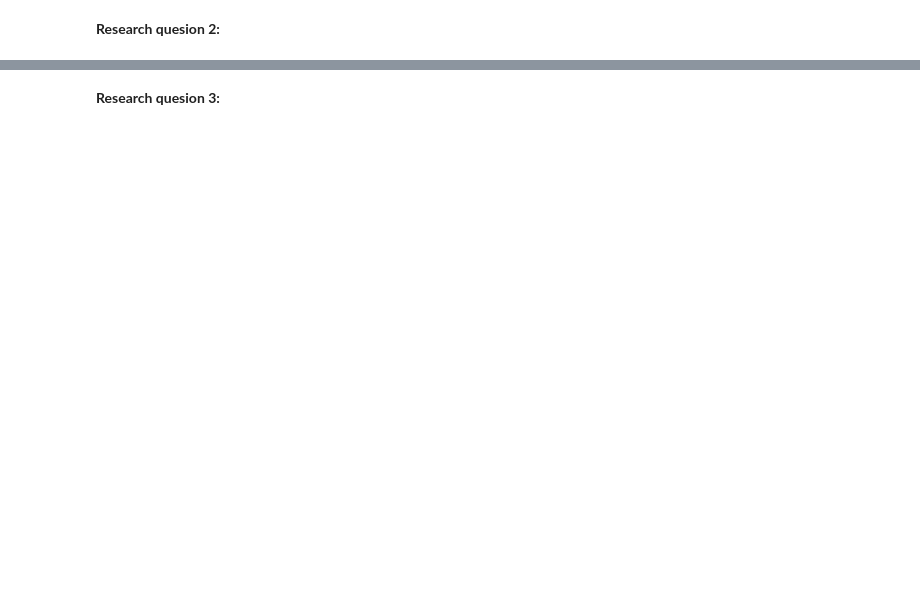
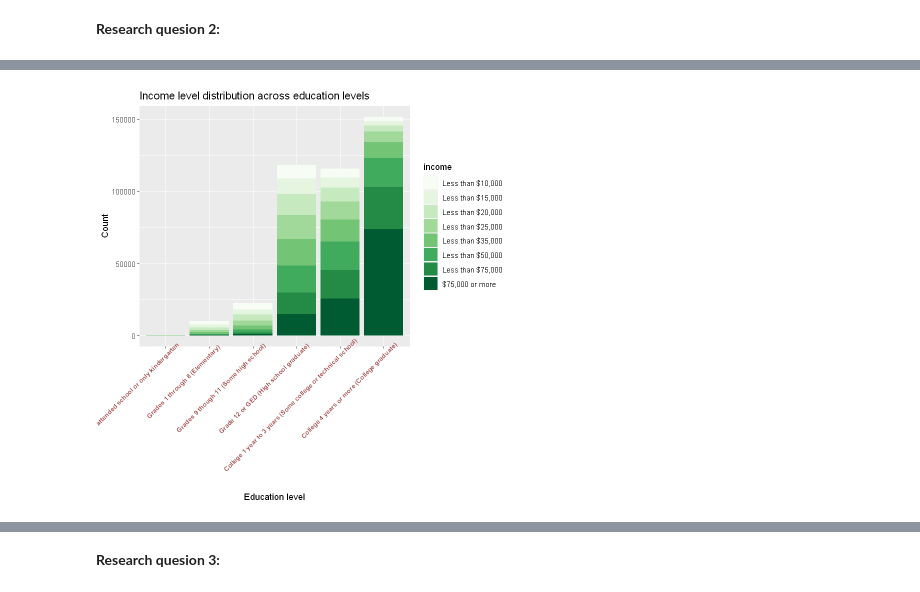
Before and after one commit to alanwake47/statistics_with_r_specialization, a Jupyter notebook: week5/intro_data_prob_project.ipynb, the cells around one changed output, grey strips where cells are left out. Saved outputs shown, nothing was run; the diff lists cells and outputs as text; code cells hidden in the pictures; blank space fills up the shorter version.

```diff
--- a/week5/intro_data_prob_project.ipynb
+++ b/week5/intro_data_prob_project.ipynb
@@ -68,0 +182,3 @@ in the project you submit. Delete this note when before you submit your work.
+# %%
+rq2_select <- brfss2013 %>%
+  select('education' = educa, 'income' = income2, 'health' = genhlth)
@@ -68,0 +207,2 @@ in the project you submit. Delete this note when before you submit your work.
+# %%
+rq2_omit <- rq2_select %>% na.omit()
@@ -68,0 +239,7 @@ in the project you submit. Delete this note when before you submit your work.
+# %%
+rq2_education <- rq2_omit %>%
+ count(income, education) %>%
+ group_by(education) %>%
+ mutate(p = n/sum(n))
+
+head(rq2_education, 5)
@@ -68,0 +255,7 @@ in the project you submit. Delete this note when before you submit your work.
+# %%
+ggplot(rq2_education, aes(education, n, fill=income))+
+ geom_col() +
+ labs(x='Education level', y='Count', title='Income level distribution across education levels')+
+ theme(axis.text.x = element_text(face = "bold", color = "#993333",size=8,angle = 45,vjust = 1, hjust=0.9))+
+ scale_fill_brewer(palette="Set4")
+# %% [output]
@@ -68,0 +264 @@ in the project you submit. Delete this note when before you submit your work.
+[figure, added]
```
Also changed, not shown: parts of 50 cells of this notebook, 3 other files.
